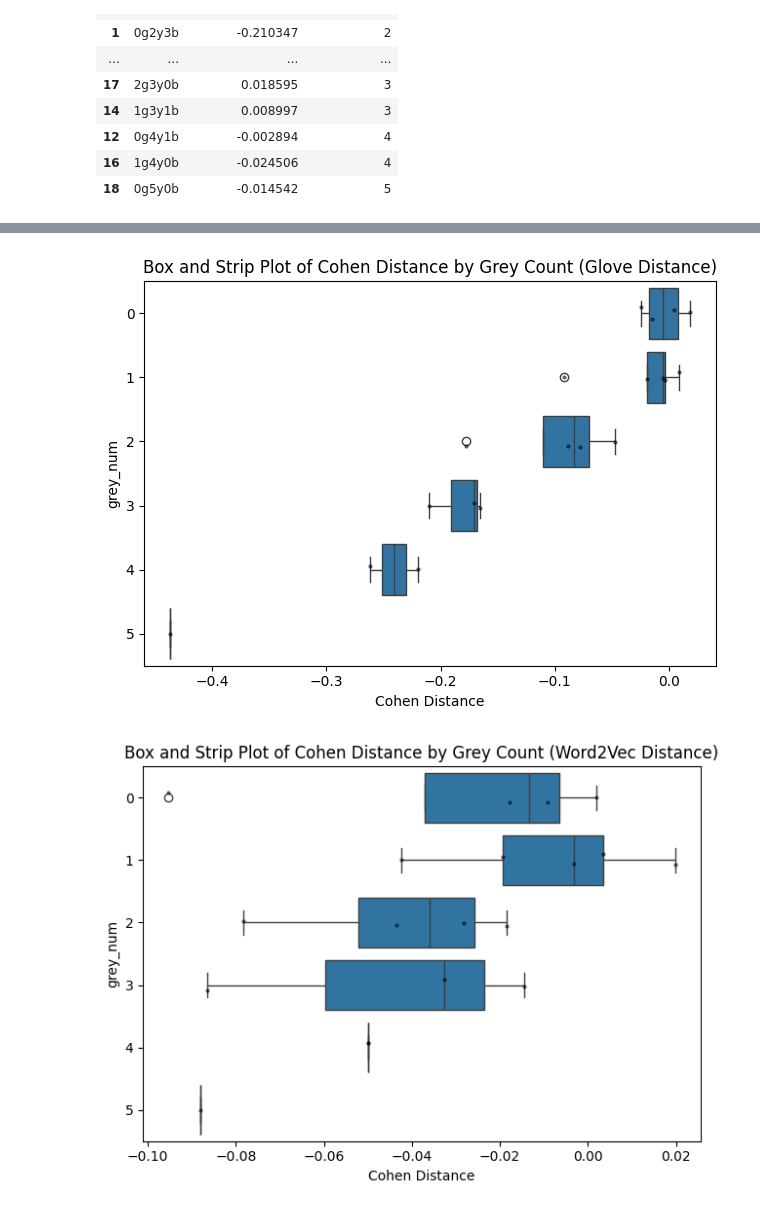
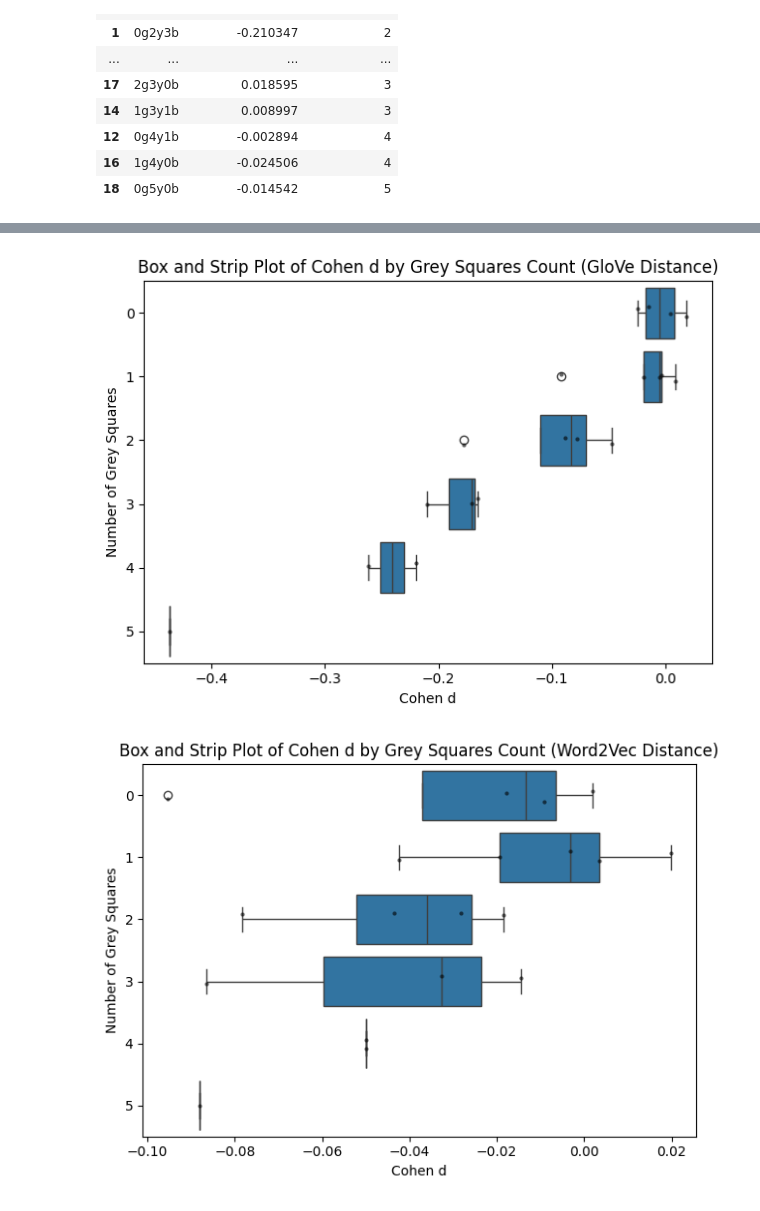
Before and after one commit to adam-kabbara/wordle-research, a Jupyter notebook: data_analysis/jupyter_notebooks/violin.ipynb, the cells around one changed output, grey strips where cells are left out. Drawn from its saved outputs; the diff is of its cells as text; code cells hidden in the pictures.

Commit message:
violin plot title and axis fixes

```diff
--- a/data_analysis/jupyter_notebooks/violin.ipynb
+++ b/data_analysis/jupyter_notebooks/violin.ipynb
@@ -166,38 +181,42 @@ sns.stripplot(
     orient='h',
     color='black',
     size=3,
     jitter=True,
     alpha=0.6
 )
-plt.title('Box and Strip Plot of Cohen Distance by Grey Count (Glove Distance)')
-plt.xlabel('Cohen Distance')
-plt.ylabel('grey_num')
+plt.title('Box and Strip Plot of Cohen d by Grey Squares Count (GloVe Distance)')
+plt.xlabel('Cohen d')
+plt.ylabel('Number of Grey Squares')
 plt.tight_layout()
+# save to pdf
+plt.savefig('box_strip_plot_grey_glove.pdf')
 plt.show()
 
 sns.boxplot(
     data=df_grey_word2vec,
     y='grey_num',
     x='Cohen Distance',
     orient='h'
 )
 
 sns.stripplot(
     data=df_grey_word2vec,
     y='grey_num',
     x='Cohen Distance',
     orient='h',
     color='black',
     size=3,
     jitter=True,
     alpha=0.6
 )
 
-plt.title('Box and Strip Plot of Cohen Distance by Grey Count (Word2Vec Distance)')
-plt.xlabel('Cohen Distance')
-plt.ylabel('grey_num')
+plt.title('Box and Strip Plot of Cohen d by Grey Squares Count (Word2Vec Distance)')
+plt.xlabel('Cohen d')
+plt.ylabel('Number of Grey Squares')
 plt.tight_layout()
+# save to pdf
+plt.savefig('box_strip_plot_grey_word2vec.pdf')
 plt.show()
 # %% [output]
-[figure, old version]
+[figure, new version]
-[figure, old version]
+[figure, new version]
```
Also changed, not shown: parts of 4 cells of this notebook.
